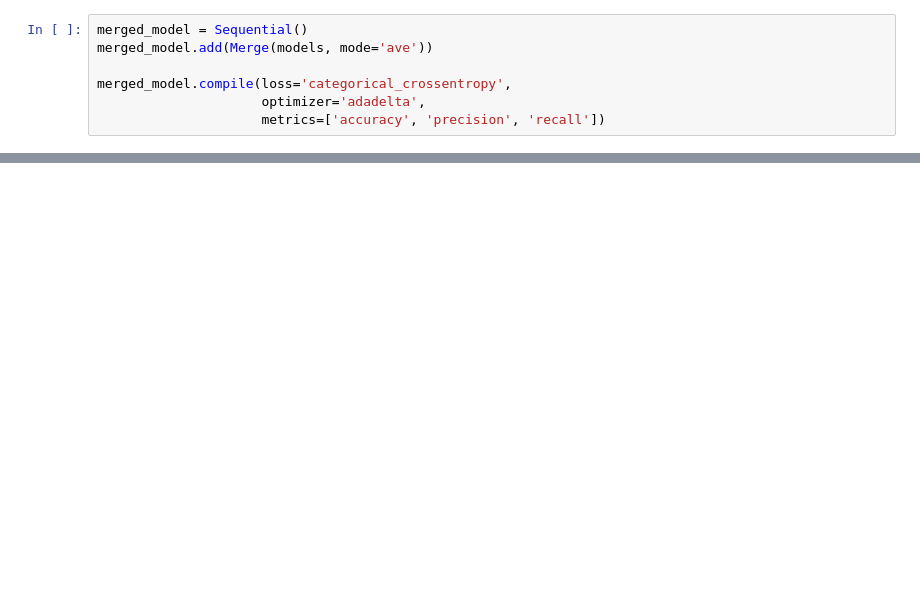
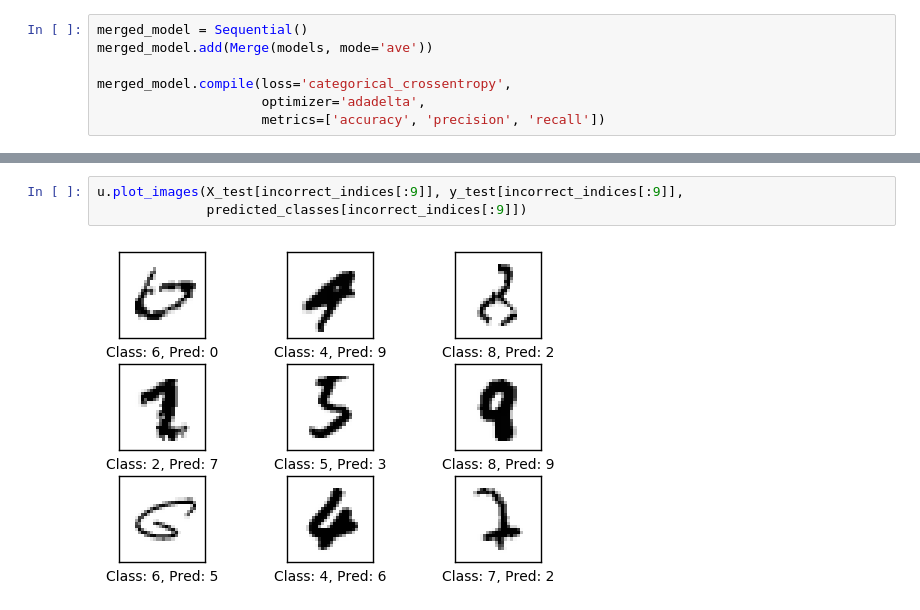
Before and after one commit to Kidel/In-Codice-Ratio-OCR-with-CNN, a Jupyter notebook: Notebooks/04_Mnist-Ensemble.ipynb, the cells around one changed output, grey strips where cells are left out. Drawn from its saved outputs; the diff is of its cells as text; blank space fills up the shorter version.

```diff
--- a/Notebooks/04_Mnist-Ensemble.ipynb
+++ b/Notebooks/04_Mnist-Ensemble.ipynb
@@ -235,0 +266,5 @@ Test error: 1.45464536667 %
+# %%
+u.plot_images(X_test[incorrect_indices[:9]], y_test[incorrect_indices[:9]],
+              predicted_classes[incorrect_indices[:9]])
+# %% [output]
+[figure, added]
```
Also changed, not shown: parts of 7 cells of this notebook, 5 other files.
